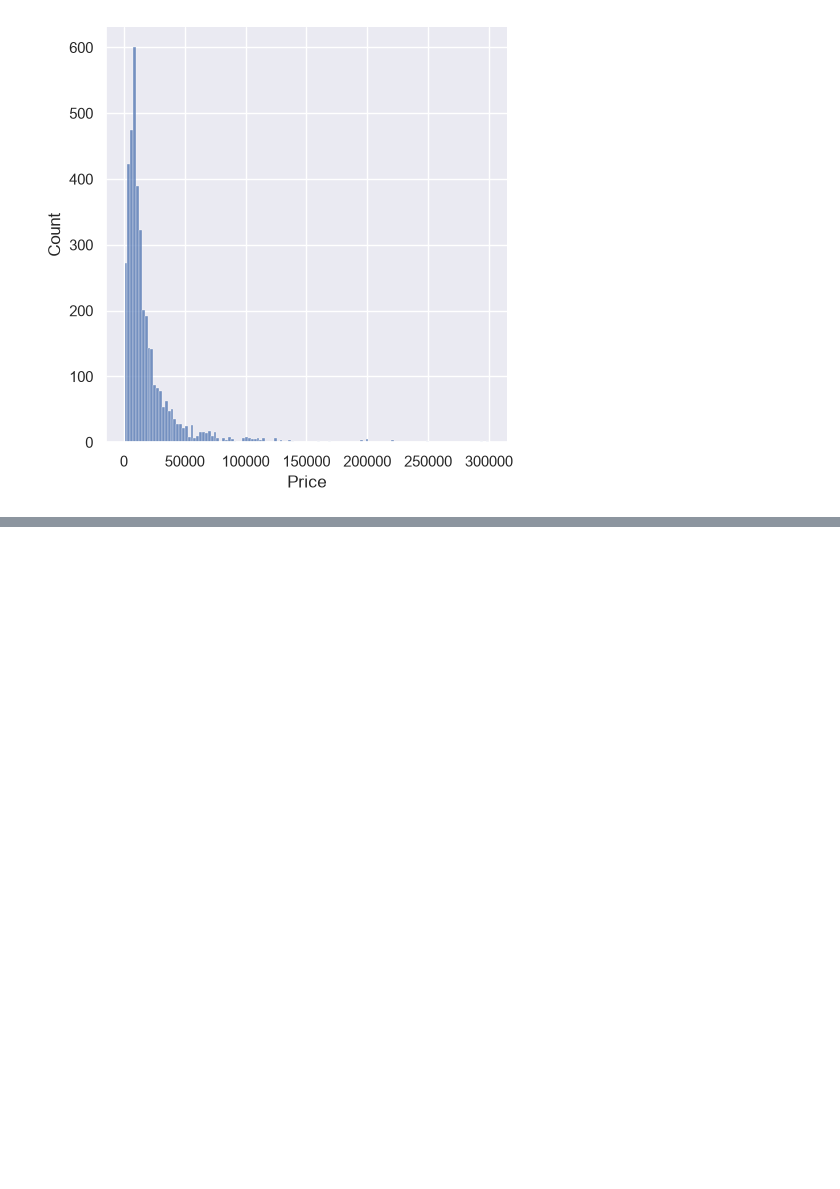
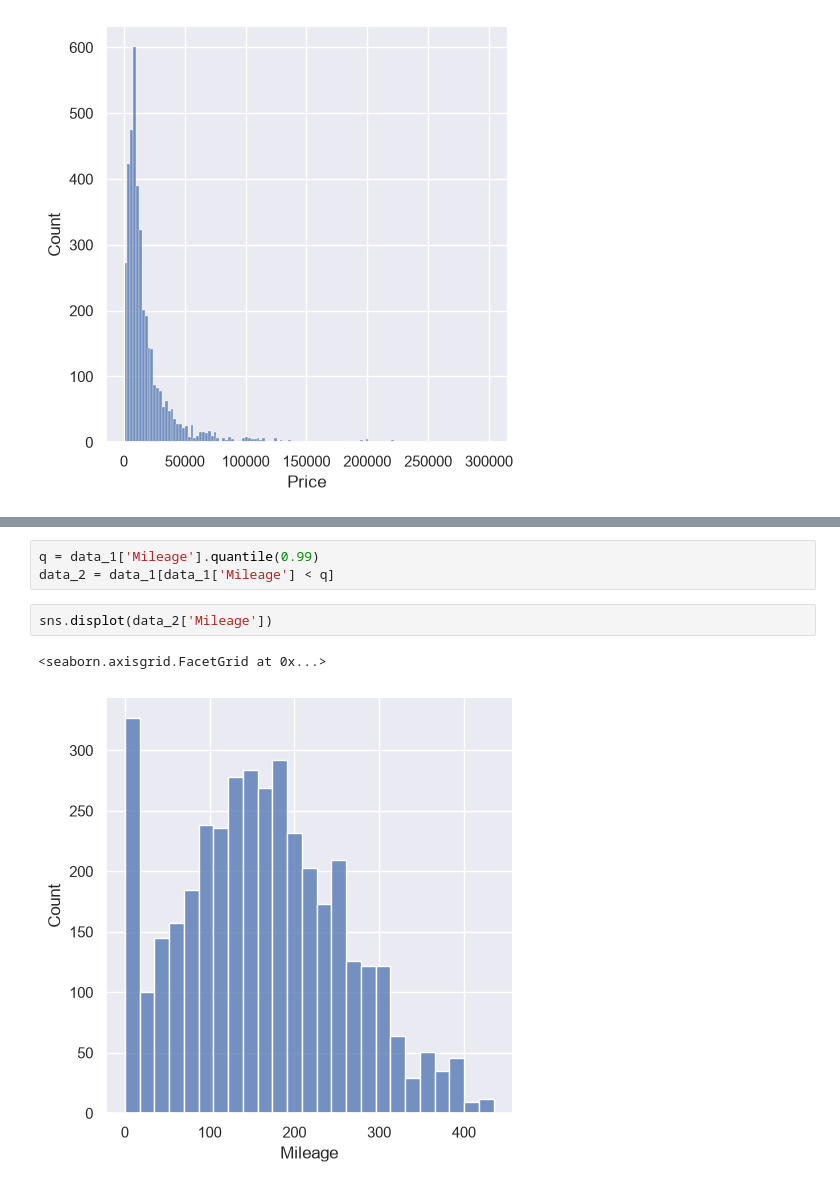
Before and after one commit to Mengheak/machine-learning, a Jupyter notebook: practical_example_linear_reg/Linear Reg Real life example.ipynb, the cells around one changed output, grey strips where cells are left out. Saved outputs shown, nothing was run; the diff lists cells and outputs as text; blank space fills up the shorter version.

```diff
--- a/practical_example_linear_reg/Linear Reg Real life example.ipynb
+++ b/practical_example_linear_reg/Linear Reg Real life example.ipynb
@@ -111,0 +136,8 @@ np.float64(129812.51999999981)
+# %%
+q = data_1['Mileage'].quantile(0.99)
+data_2 = data_1[data_1['Mileage'] < q]
+# %%
+sns.displot(data_2['Mileage'])
+# %% [output]
+<seaborn.axisgrid.FacetGrid at 0x...>
+[figure, added]
```
Also changed, not shown: parts of 9 cells of this notebook.
